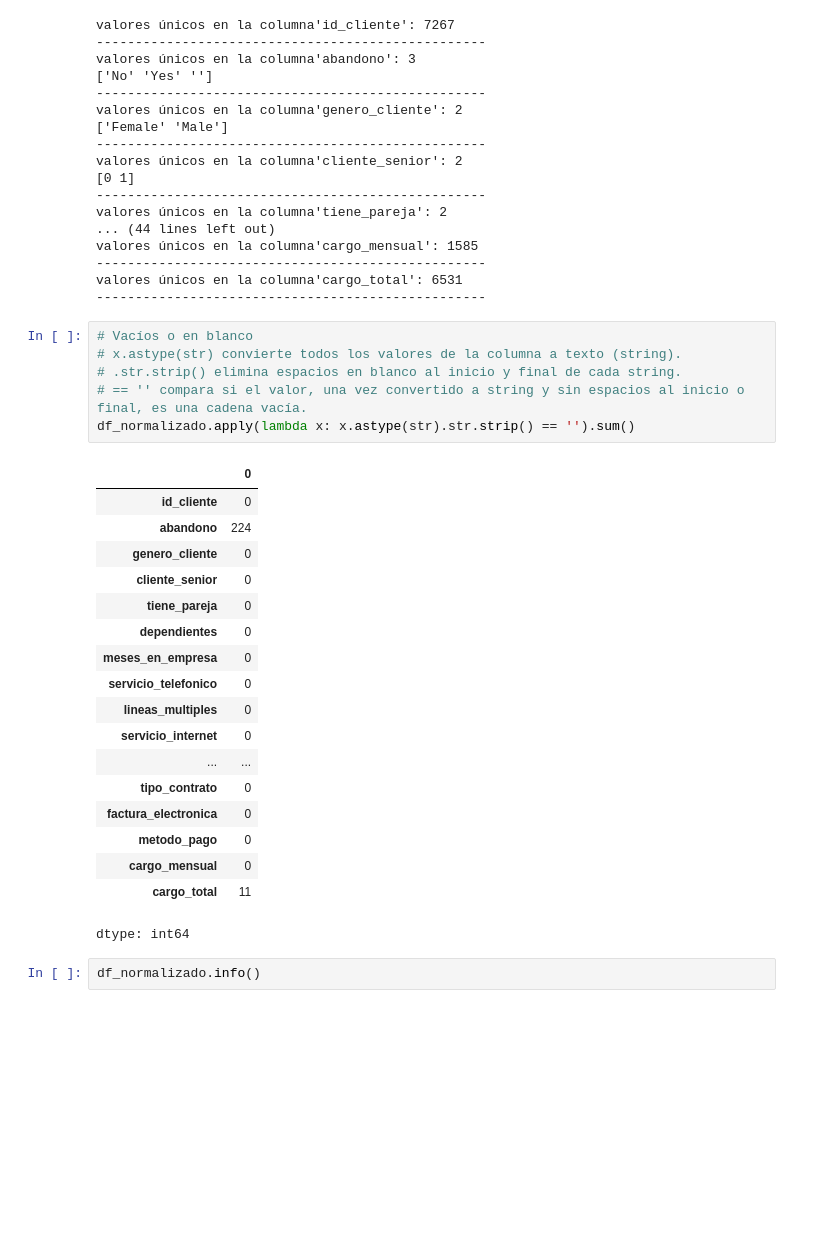
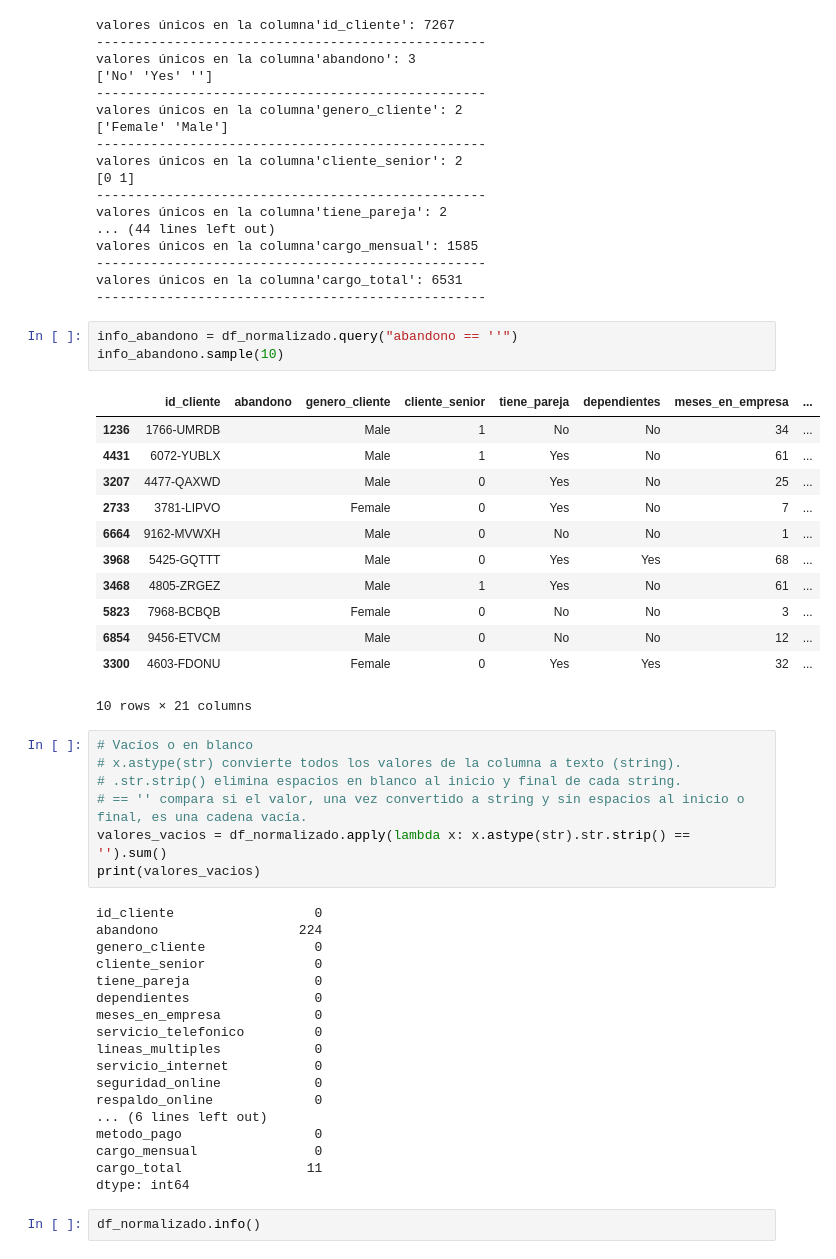
Before and after one commit to Nataliahfk/Telecom-X_-segundo-challenge, a Jupyter notebook: Telecom_X_Clallenge_Latam.ipynb, the cells around one changed output. Drawn from its saved outputs; the diff is of its cells as text; blank space fills up the shorter version.

```diff
--- a/Telecom_X_Clallenge_Latam.ipynb
+++ b/Telecom_X_Clallenge_Latam.ipynb
@@ -168,30 +168,46 @@ valores únicos en la columna'cargo_mensual': 1585
 --------------------------------------------------
 valores únicos en la columna'cargo_total': 6531
 --------------------------------------------------
+# %%
+info_abandono = df_normalizado.query("abandono == ''")
+info_abandono.sample(10)
+# %% [output]
+|  | id_cliente | abandono | genero_cliente | cliente_senior | tiene_pareja | dependientes | meses_en_empresa | ... |
+| 1236 | 1766-UMRDB |  | Male | 1 | No | No | 34 | ... |
+| 4431 | 6072-YUBLX |  | Male | 1 | Yes | No | 61 | ... |
+| 3207 | 4477-QAXWD |  | Male | 0 | Yes | No | 25 | ... |
+| 2733 | 3781-LIPVO |  | Female | 0 | Yes | No | 7 | ... |
+| 6664 | 9162-MVWXH |  | Male | 0 | No | No | 1 | ... |
+| 3968 | 5425-GQTTT |  | Male | 0 | Yes | Yes | 68 | ... |
+| 3468 | 4805-ZRGEZ |  | Male | 1 | Yes | No | 61 | ... |
+| 5823 | 7968-BCBQB |  | Female | 0 | No | No | 3 | ... |
+| 6854 | 9456-ETVCM |  | Male | 0 | No | No | 12 | ... |
+| 3300 | 4603-FDONU |  | Female | 0 | Yes | Yes | 32 | ... |
+10 rows × 21 columns
 # %%
 # Vacíos o en blanco
 # x.astype(str) convierte todos los valores de la columna a texto (string).
 # .str.strip() elimina espacios en blanco al inicio y final de cada string.
 # == '' compara si el valor, una vez convertido a string y sin espacios al inicio o final, es una cadena vacía.
-df_normalizado.apply(lambda x: x.astype(str).str.strip() == '').sum()
+valores_vacios = df_normalizado.apply(lambda x: x.astype(str).str.strip() == '').sum()
+print(valores_vacios)
 # %% [output]
-|  | 0 |
-| id_cliente | 0 |
-| abandono | 224 |
-| genero_cliente | 0 |
-| cliente_senior | 0 |
-| tiene_pareja | 0 |
-| dependientes | 0 |
-| meses_en_empresa | 0 |
-| servicio_telefonico | 0 |
-| lineas_multiples | 0 |
-| servicio_internet | 0 |
-| ... | ... |
-| tipo_contrato | 0 |
-| factura_electronica | 0 |
-| metodo_pago | 0 |
-| cargo_mensual | 0 |
-| cargo_total | 11 |
+id_cliente                  0
+abandono                  224
+genero_cliente              0
+cliente_senior              0
+tiene_pareja                0
+dependientes                0
+meses_en_empresa            0
+servicio_telefonico         0
+lineas_multiples            0
+servicio_internet           0
+seguridad_online            0
+respaldo_online             0
+... (6 lines left out)
+metodo_pago                 0
+cargo_mensual               0
+cargo_total                11
 dtype: int64
 # %%
 df_normalizado.info()
```
Also changed, not shown: parts of 6 cells of this notebook.
